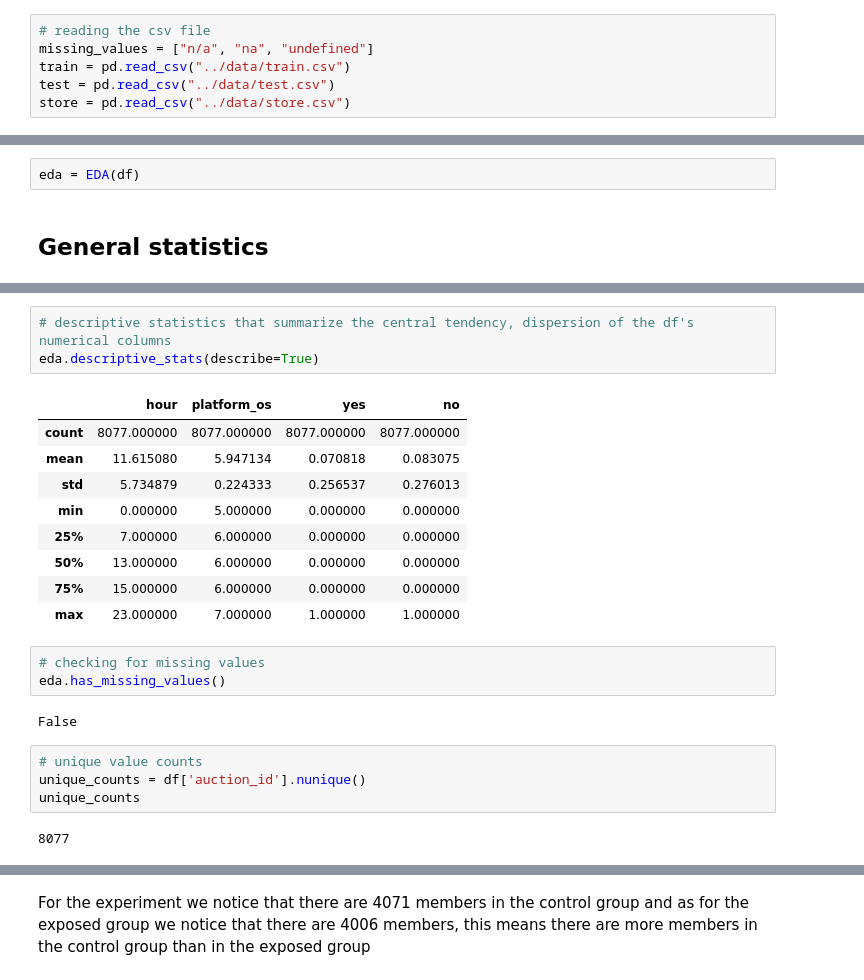
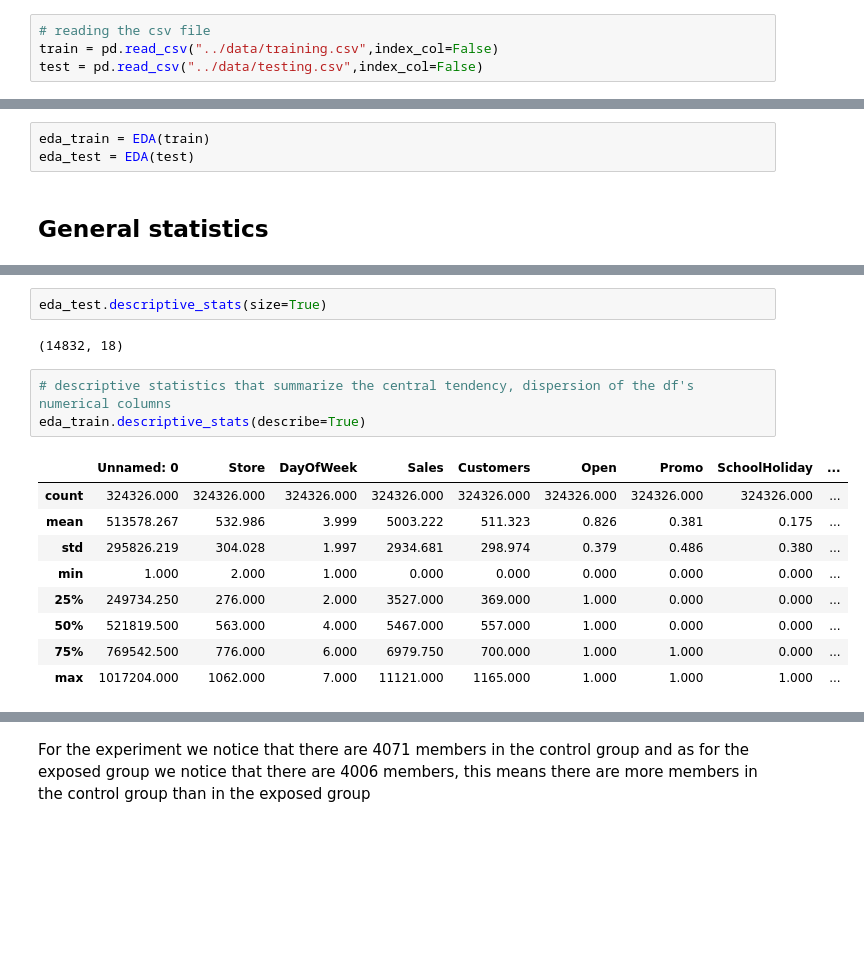
Before and after one commit to tutorialcreation/nlp_swahili_amharic, a Jupyter notebook: notebooks/EDA.ipynb, the cells around one changed output, grey strips where cells are left out. Drawn from its saved outputs; the diff is of its cells as text; blank space fills up the shorter version.

```diff
--- a/notebooks/EDA.ipynb
+++ b/notebooks/EDA.ipynb
@@ -17,7 +17,5 @@ plt.rcParams["figure.figsize"] = (12, 8)
 pd.set_option('display.max_columns', None)
 # %%
 # reading the csv file
-missing_values = ["n/a", "na", "undefined"]
-train = pd.read_csv("../data/train.csv")
-test = pd.read_csv("../data/test.csv")
-store = pd.read_csv("../data/store.csv")
+train = pd.read_csv("../data/training.csv",index_col=False)
+test = pd.read_csv("../data/testing.csv",index_col=False)
@@ -33,5 +22,6 @@ store.head()
 # %%
-eda = EDA(df)
+eda_train = EDA(train)
+eda_test = EDA(test)
 # %% [markdown]
 ## General statistics
 # %%
@@ -62,24 +31,17 @@ eda.descriptive_stats(info=True)
+# %%
+eda_test.descriptive_stats(size=True)
+# %% [output]
+(14832, 18)
 # %%
 # descriptive statistics that summarize the central tendency, dispersion of the df's numerical columns
-eda.descriptive_stats(describe=True)
+eda_train.descriptive_stats(describe=True)
 # %% [output]
-|  | hour | platform_os | yes | no |
-| count | 8077.000000 | 8077.000000 | 8077.000000 | 8077.000000 |
-| mean | 11.615080 | 5.947134 | 0.070818 | 0.083075 |
-| std | 5.734879 | 0.224333 | 0.256537 | 0.276013 |
-| min | 0.000000 | 5.000000 | 0.000000 | 0.000000 |
-| 25% | 7.000000 | 6.000000 | 0.000000 | 0.000000 |
-| 50% | 13.000000 | 6.000000 | 0.000000 | 0.000000 |
-| 75% | 15.000000 | 6.000000 | 0.000000 | 0.000000 |
-| max | 23.000000 | 7.000000 | 1.000000 | 1.000000 |
+|  | Unnamed: 0 | Store | DayOfWeek | Sales | Customers | Open | Promo | SchoolHoliday | ... |
+| count | 324326.000 | 324326.000 | 324326.000 | 324326.000 | 324326.000 | 324326.000 | 324326.000 | 324326.000 | ... |
+| mean | 513578.267 | 532.986 | 3.999 | 5003.222 | 511.323 | 0.826 | 0.381 | 0.175 | ... |
+| std | 295826.219 | 304.028 | 1.997 | 2934.681 | 298.974 | 0.379 | 0.486 | 0.380 | ... |
+| min | 1.000 | 2.000 | 1.000 | 0.000 | 0.000 | 0.000 | 0.000 | 0.000 | ... |
+| 25% | 249734.250 | 276.000 | 2.000 | 3527.000 | 369.000 | 1.000 | 0.000 | 0.000 | ... |
+| 50% | 521819.500 | 563.000 | 4.000 | 5467.000 | 557.000 | 1.000 | 0.000 | 0.000 | ... |
+| 75% | 769542.500 | 776.000 | 6.000 | 6979.750 | 700.000 | 1.000 | 1.000 | 0.000 | ... |
+| max | 1017204.000 | 1062.000 | 7.000 | 11121.000 | 1165.000 | 1.000 | 1.000 | 1.000 | ... |
-# %%
-# checking for missing values
-eda.has_missing_values()
-# %% [output]
-False
-# %%
-# unique value counts
-unique_counts = df['auction_id'].nunique()
-unique_counts
-# %% [output]
-8077
```
Also changed, not shown: parts of 7 cells of this notebook, 5 other files.
